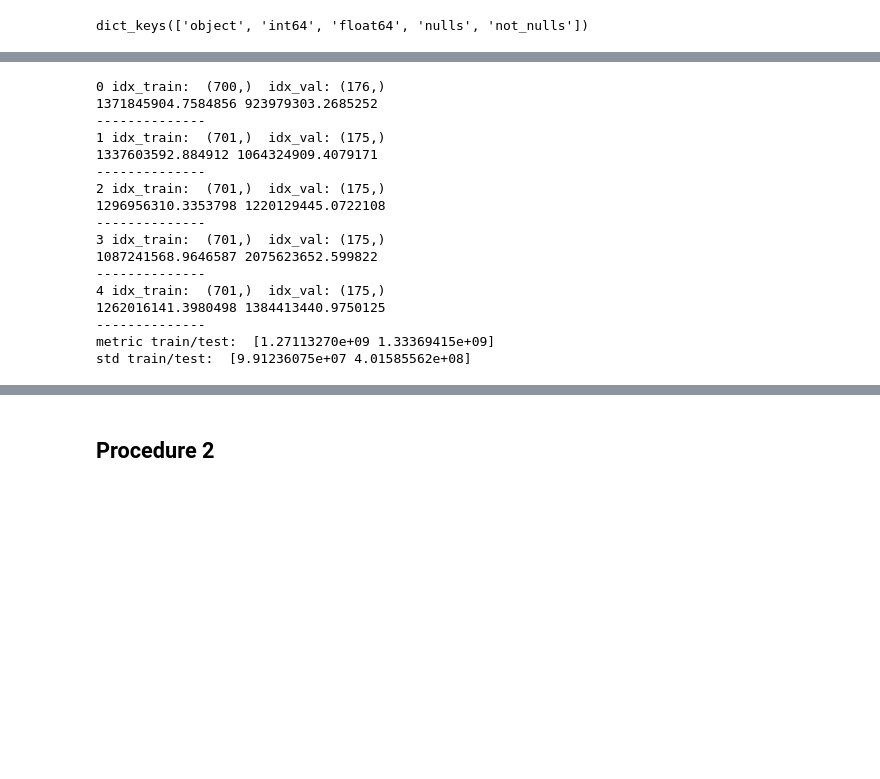
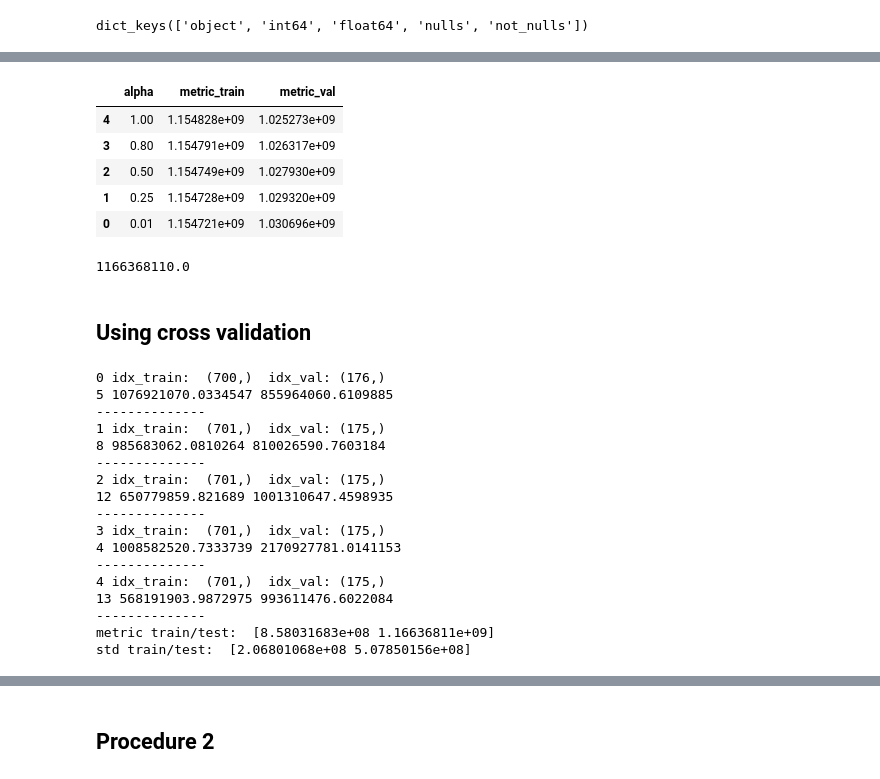
Before and after one commit to jroccal/machine_learning_fundamentals, a Jupyter notebook: notebooks/cross-validation.ipynb, the cells around one changed output, grey strips where cells are left out. Drawn from its saved outputs; the diff is of its cells as text; code cells hidden in the pictures; blank space fills up the shorter version.

```diff
--- a/notebooks/cross-validation.ipynb
+++ b/notebooks/cross-validation.ipynb
@@ -157,3 +268,18 @@ kf = KFold(n_splits=K_folds, shuffle=True, random_state=21)
+# %%
+df_metric_exp_1.sort_values('metric_val')
+# %% [output]
+|  | alpha | metric_train | metric_val |
+| 4 | 1.00 | 1.154828e+09 | 1.025273e+09 |
+| 3 | 0.80 | 1.154791e+09 | 1.026317e+09 |
+| 2 | 0.50 | 1.154749e+09 | 1.027930e+09 |
+| 1 | 0.25 | 1.154728e+09 | 1.029320e+09 |
+| 0 | 0.01 | 1.154721e+09 | 1.030696e+09 |
+# %%
+print(1.16636811e+09)
+# %% [output]
+1166368110.0
+# %% [markdown]
+## Using cross validation
 # %%
 # scoring='neg_mean_squared_error'
 # def my_custom_loss_func(y_true, y_pred):
@@ -180,39 +308,57 @@ kf = KFold(n_splits=K_folds, shuffle=True, random_state=21)
 # %%
-list_metrics_exp_1 = []
-for fold, (index_train, index_val) in enumerate(kf.split(x_train)):
-    print(fold, 'idx_train: ',index_train.shape, ' idx_val:',index_val.shape)
+list_estimation_cv = []
+for alpha in [0.01, 0.25, 0.5, 0.8, 1.0, 2, 4, 8, 16, 32, 64, 128, 256, 512, 1024]:
 
-    lr = LinearRegression().fit(x_train.iloc[index_train][high_corr_features_exp_1].values,
-                                x_train.iloc[index_train][[target]].values)
+    list_metrics_exp_1 = []
+    for fold, (index_train, index_val) in enumerate(kf.split(X_train)):
+        print(fold, 'idx_train: ',index_train.shape, ' idx_val:',index_val.shape)
 
-    y_predict_train = lr.predict(x_train.iloc[index_train][high_corr_features_exp_1].values)
-    y_predict_val = lr.predict(x_train.iloc[index_val][high_corr_features_exp_1].values)
+        num_features = select_complex_features(X_train.iloc[index_train],
+                                               Y_train.iloc[index_train],
+                                               X_train.iloc[index_val],
+                                               Y_train.iloc[index_val], target)
 
-    metric_train = mean_squared_error(y_predict_train, x_train.iloc[index_train][[target]].values)
-    metric_val = mean_squared_error(y_predict_val, x_train.iloc[index_val][[target]].values)
+        corr_target = correlation_heatmap(pd.concat([X_train.iloc[index_train],
+                                                     Y_train.iloc[index_train]], axis=1),
+                                          list(X_train.columns)+[target])
+        high_corr_features_exp_1 = list(corr_target[target].sort_values(ascending=False)[1:num_features+1].index)
 
-    list_metrics_exp_1.append([metric_train, metric_val])
-    print(metric_train, metric_val)
-    print('--------------')
 
-print('metric train/test: ', np.mean(list_metrics_exp_1, axis=0))
-print('std train/test: ', np.std(list_metrics_exp_1, axis=0))
+        df_polyn_train =  polynomial_transformations(X_train.iloc[index_train], high_corr_features_exp_1, degree=2)
+        df_polyn_val =  polynomial_transformations(X_train.iloc[index_val], high_corr_features_exp_1, degree=2)
+
+        lr = LinearRegression().fit(df_polyn_train.values, Y_train.iloc[index_train].values)
+
+        y_predict_train = lr.predict(df_polyn_train.values)
+        y_predict_val = lr.predict(df_polyn_val.values )
+
+        metric_train = mean_squared_error(y_predict_train, Y_train.iloc[index_train].values)
+        metric_val = mean_squared_error(y_predict_val, Y_train.iloc[index_val].values)
+
+        list_metrics_exp_1.append([metric_train, metric_val])
+        print(num_features, metric_train, metric_val)
+        print('--------------')
+
+    print('metric train/test: ', np.mean(list_metrics_exp_1, axis=0))
+    print('std train/test: ', np.std(list_metrics_exp_1, axis=0))
+
+    list_estimation_cv.append([alpha, np.mean(list_metrics_exp_1, axis=0)])
 # %% [output]
 0 idx_train:  (700,)  idx_val: (176,)
-1371845904.7584856 923979303.2685252
+5 1076921070.0334547 855964060.6109885
 --------------
 1 idx_train:  (701,)  idx_val: (175,)
-1337603592.884912 1064324909.4079171
+8 985683062.0810264 810026590.7603184
 --------------
 2 idx_train:  (701,)  idx_val: (175,)
-1296956310.3353798 1220129445.0722108
+12 650779859.821689 1001310647.4598935
 --------------
 3 idx_train:  (701,)  idx_val: (175,)
-1087241568.9646587 2075623652.599822
+4 1008582520.7333739 2170927781.0141153
 --------------
 4 idx_train:  (701,)  idx_val: (175,)
-1262016141.3980498 1384413440.9750125
+13 568191903.9872975 993611476.6022084
 --------------
-metric train/test:  [1.27113270e+09 1.33369415e+09]
-std train/test:  [9.91236075e+07 4.01585562e+08]
+metric train/test:  [8.58031683e+08 1.16636811e+09]
+std train/test:  [2.06801068e+08 5.07850156e+08]
 # %%
```
Also changed, not shown: parts of 25 cells of this notebook.
